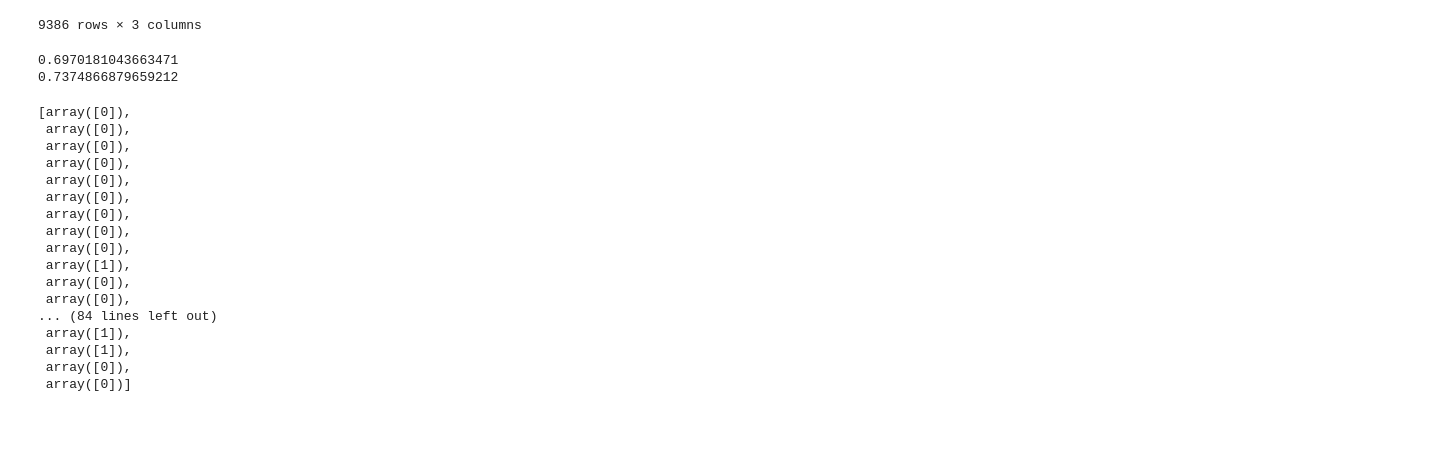
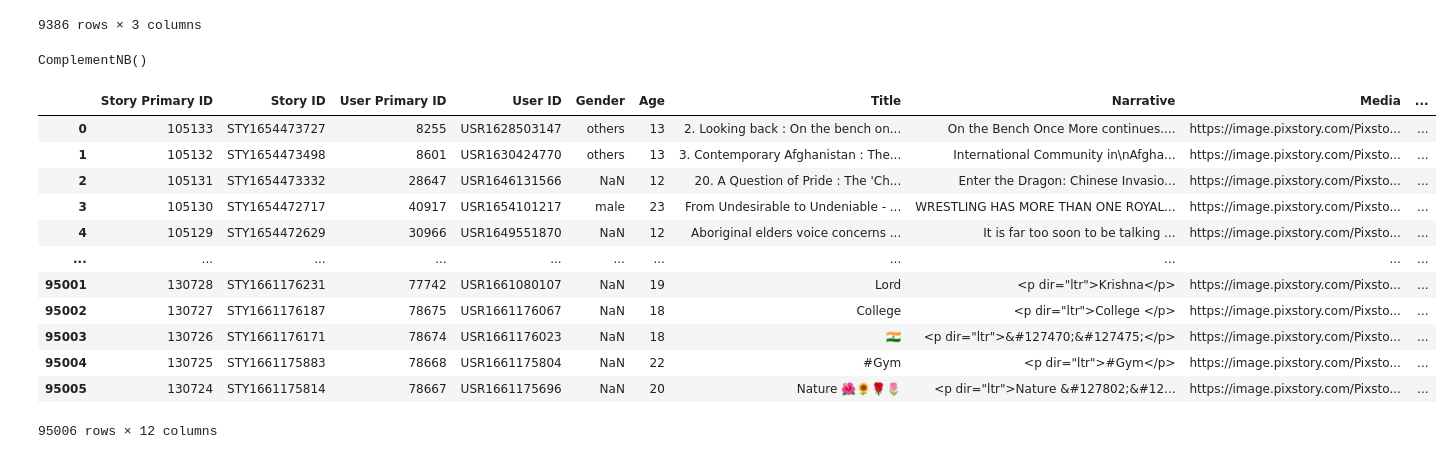
Before and after one commit to medvidov/dsci550, a Jupyter notebook: assignment_1.ipynb, the cells around one changed output. Saved outputs shown, nothing was run; the diff lists cells and outputs as text; code cells hidden in the pictures; blank space fills up the shorter version.

```diff
--- a/assignment_1.ipynb
+++ b/assignment_1.ipynb
@@ -91,50 +99,55 @@ sarc_df
 | 6519 | 1 | 6520 | You have a blob of tissue in your... |
 9386 rows × 3 columns
 # %%
+# Define X and Y
 x = np.array(sarc_df["text"])
 y = np.array(sarc_df["class"])
 
+# Count vectorizer for sarcasm detection
 cv = CountVectorizer()
 
-X = cv.fit_transform(x) # Fit the Data
+# Fit and transform the data and make stratified train and test sets
+X = cv.fit_transform(x)
 X_train, X_test, y_train, y_test = train_test_split(X, y, test_size=0.20, random_state=42, stratify = y)
 
-bern = BernoulliNB()
-bern.fit(X_train, y_train)
-mult = MultinomialNB()
-mult.fit(X_train, y_train)
-print(bern.score(X_test, y_test))
-print(mult.score(X_test, y_test))
+# Classify and score on the data. Using ComplementNB because it sometimes outperforms MultinomialNB
+# bern = BernoulliNB()
+# bern.fit(X_train, y_train)
+# mult = MultinomialNB()
+# mult.fit(X_train, y_train)
+comp = ComplementNB()
+comp.fit(X_train, y_train)
+# print(bern.score(X_test, y_test))
+# print(mult.score(X_test, y_test))
+# print(comp.score(X_test, y_test))
 # %% [output]
-0.6970181043663471
-0.7374866879659212
+ComplementNB()
 # %%
+# Create new column to append
 sarcasm = []
-j = 0
+
+# Detect sarcasm
 for i in pix_df.iterrows():
     text = [np.str_(i[1]['Narrative'])]
     data = cv.transform(text)
-    output = mult.predict(data)
-    sarcasm.append(output)
-    j += 1
-    if j == 100:
-        break
-sarcasm
+    output = comp.predict(data)
+    sarcasm.append(output[0])
+
+# Add sarcasm column to df
+pix_df['Sarcasm'] = sarcasm
-# %% [output]
-[array([0]),
- array([0]),
- array([0]),
- array([0]),
- array([0]),
- array([0]),
- array([0]),
- array([0]),
- array([0]),
- array([1]),
- array([0]),
- array([0]),
-... (84 lines left out)
- array([1]),
- array([1]),
- array([0]),
- array([0])]
+# %%
+pix_df
+# %% [output]
+|  | Story Primary ID | Story ID | User Primary ID | User ID | Gender | Age | Title | Narrative | Media | ... |
+| 0 | 105133 | STY1654473727 | 8255 | USR1628503147 | others | 13 | 2. Looking back : On the bench on... | On the Bench Once More continues.... | https://image.pixstory.com/Pixsto... | ... |
+| 1 | 105132 | STY1654473498 | 8601 | USR1630424770 | others | 13 | 3. Contemporary Afghanistan : The... | International Community in\nAfgha... | https://image.pixstory.com/Pixsto... | ... |
+| 2 | 105131 | STY1654473332 | 28647 | USR1646131566 | NaN | 12 | 20. A Question of Pride : The 'Ch... | Enter the Dragon: Chinese Invasio... | https://image.pixstory.com/Pixsto... | ... |
+| 3 | 105130 | STY1654472717 | 40917 | USR1654101217 | male | 23 | From Undesirable to Undeniable - ... | WRESTLING HAS MORE THAN ONE ROYAL... | https://image.pixstory.com/Pixsto... | ... |
+| 4 | 105129 | STY1654472629 | 30966 | USR1649551870 | NaN | 12 | Aboriginal elders voice concerns ... | It is far too soon to be talking ... | https://image.pixstory.com/Pixsto... | ... |
+| ... | ... | ... | ... | ... | ... | ... | ... | ... | ... | ... |
+| 95001 | 130728 | STY1661176231 | 77742 | USR1661080107 | NaN | 19 | Lord | <p dir="ltr">Krishna</p> | https://image.pixstory.com/Pixsto... | ... |
+| 95002 | 130727 | STY1661176187 | 78675 | USR1661176067 | NaN | 18 | College | <p dir="ltr">College </p> | https://image.pixstory.com/Pixsto... | ... |
+| 95003 | 130726 | STY1661176171 | 78674 | USR1661176023 | NaN | 18 | 🇮🇳 | <p dir="ltr">&#127470;&#127475;</p> | https://image.pixstory.com/Pixsto... | ... |
+| 95004 | 130725 | STY1661175883 | 78668 | USR1661175804 | NaN | 22 | #Gym | <p dir="ltr">#Gym</p> | https://image.pixstory.com/Pixsto... | ... |
+| 95005 | 130724 | STY1661175814 | 78667 | USR1661175696 | NaN | 20 | Nature 🌺🌻🌹🌷 | <p dir="ltr">Nature &#127802;&#12... | https://image.pixstory.com/Pixsto... | ... |
+95006 rows × 12 columns
```
Also changed, not shown: parts of 10 cells of this notebook.
